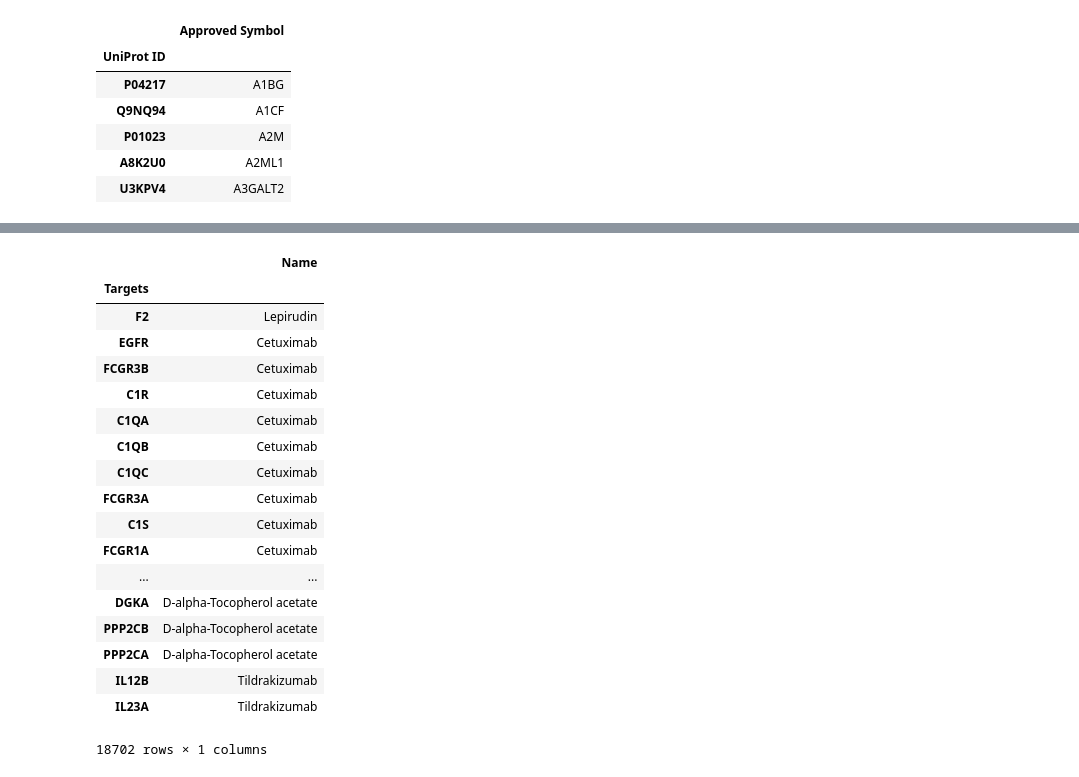
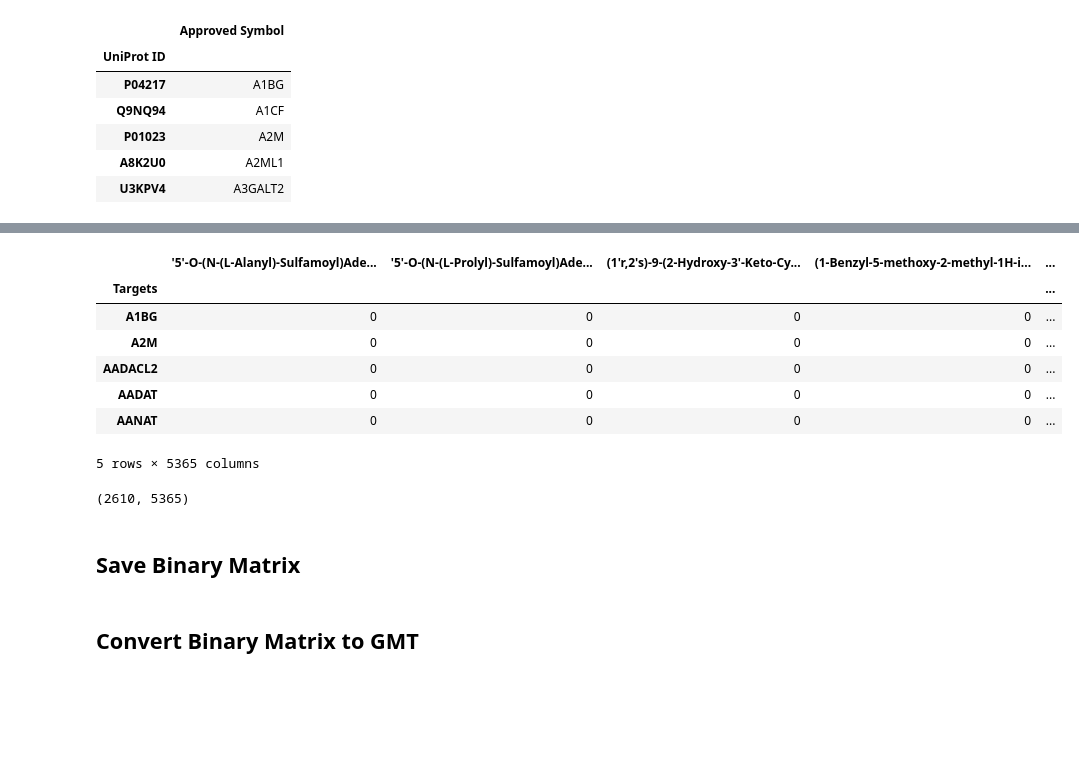
Before and after one commit to MaayanLab/DrugSetLibrary, a Jupyter notebook: DrugBank_targets.ipynb, the cells around one changed output, grey strips where cells are left out. Saved outputs shown, nothing was run; the diff lists cells and outputs as text; code cells hidden in the pictures; blank space fills up the shorter version.

Commit message:
Matrix to GMT

```diff
--- a/DrugBank_targets.ipynb
+++ b/DrugBank_targets.ipynb
@@ -86,4 +86,6 @@ df.head()
+# %%
+grouped_df = df.groupby(['Targets'])['Name'].apply(lambda x: ',,,,,'.join(x.astype(str))).reset_index()
 # %%
-df.reset_index(inplace=True)
-df.set_index('Targets', inplace=True)
+grouped_df.set_index('Targets', inplace=True)
+grouped_df = grouped_df.sort_index()
 # %%
@@ -98,22 +94,0 @@ ValueError: could not convert string to float: 'Tildrakizumab'
-# %%
-df.iloc[:,[3]]
-# %% [output]
-|  | Name |
-| Targets |  |
-| F2 | Lepirudin |
-| EGFR | Cetuximab |
-| FCGR3B | Cetuximab |
-| C1R | Cetuximab |
-| C1QA | Cetuximab |
-| C1QB | Cetuximab |
-| C1QC | Cetuximab |
-| FCGR3A | Cetuximab |
-| C1S | Cetuximab |
-| FCGR1A | Cetuximab |
-| ... | ... |
-| DGKA | D-alpha-Tocopherol acetate |
-| PPP2CB | D-alpha-Tocopherol acetate |
-| PPP2CA | D-alpha-Tocopherol acetate |
-| IL12B | Tildrakizumab |
-| IL23A | Tildrakizumab |
-18702 rows × 1 columns
@@ -123,0 +95,19 @@ df.to_csv('ok.csv')
+# %%
+grouped_matrix = grouped_df.iloc[:,0].str.get_dummies(sep=',,,,,')
+# %%
+grouped_matrix.head()
+# %% [output]
+|  | '5'-O-(N-(L-Alanyl)-Sulfamoyl)Ade... | '5'-O-(N-(L-Prolyl)-Sulfamoyl)Ade... | (1'r,2's)-9-(2-Hydroxy-3'-Keto-Cy... | (1-Benzyl-5-methoxy-2-methyl-1H-i... | ... |
+| Targets |  |  |  |  | ... |
+| A1BG | 0 | 0 | 0 | 0 | ... |
+| A2M | 0 | 0 | 0 | 0 | ... |
+| AADACL2 | 0 | 0 | 0 | 0 | ... |
+| AADAT | 0 | 0 | 0 | 0 | ... |
+| AANAT | 0 | 0 | 0 | 0 | ... |
+5 rows × 5365 columns
+# %%
+grouped_matrix.shape
+# %% [output]
+(2610, 5365)
+# %% [markdown]
+## Save Binary Matrix
@@ -123,0 +119,2 @@ df.to_csv('ok.csv')
+# %% [markdown]
+## Convert Binary Matrix to GMT
```
Also changed, not shown: parts of 16 cells of this notebook.
